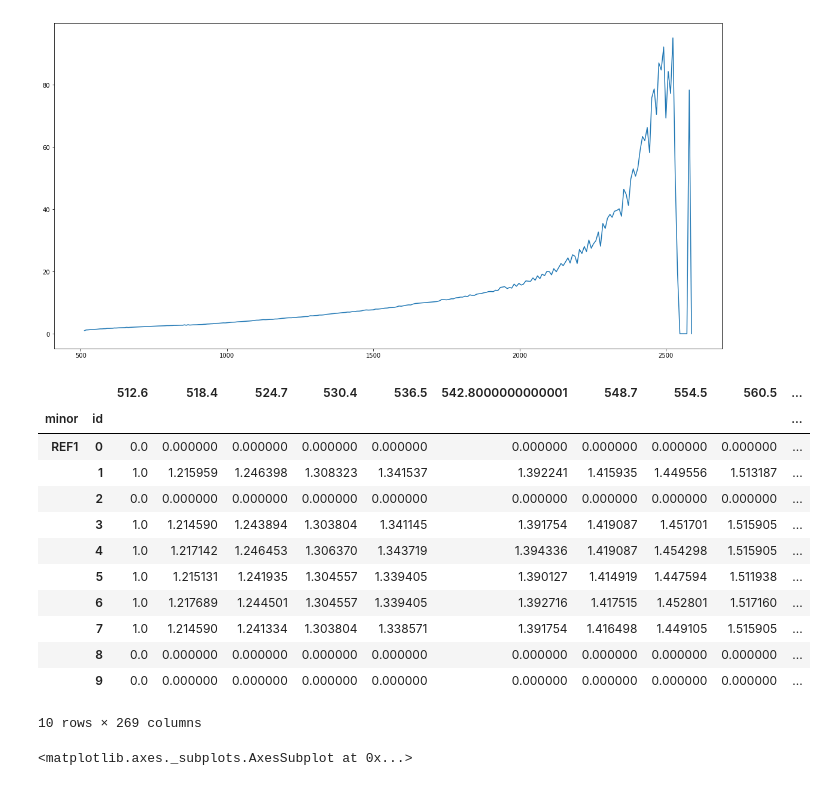
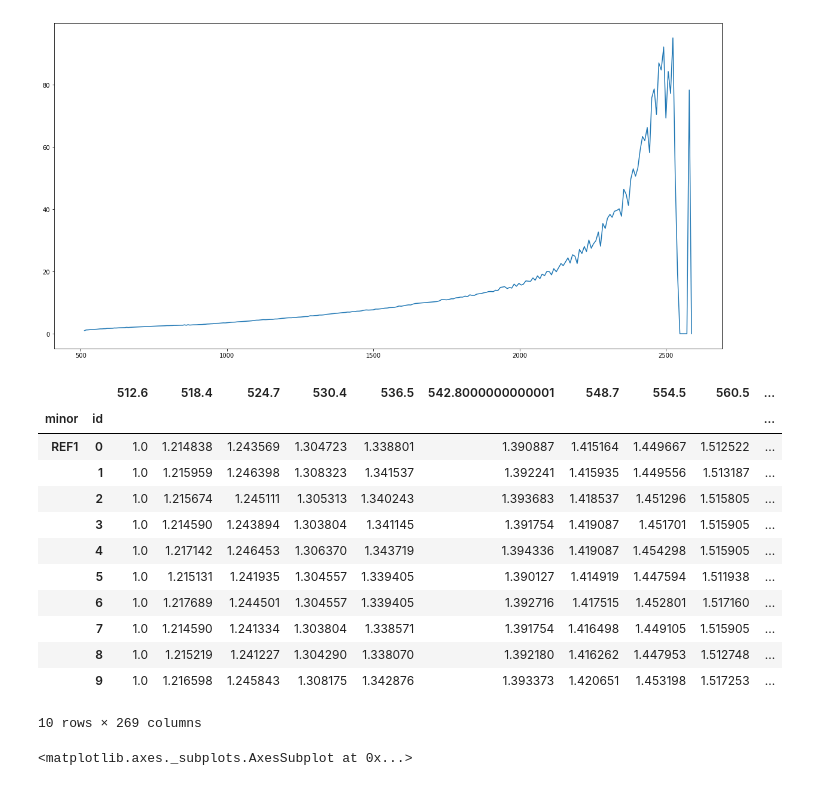
Before and after one commit to jlaura/PyHAT, a Jupyter notebook: notebooks/SP Example.ipynb, the cells around one changed output. Cells and saved outputs as stored; diff of their text form; code cells hidden in the pictures.

```diff
--- a/notebooks/SP Example.ipynb
+++ b/notebooks/SP Example.ipynb
@@ -170,22 +174,22 @@ lincorr(spectrum).plot()
 # %%
 # Perform linear continuum correction on a single spectrum
 # may be suffering from underflow
-ref = s.loc['REF1', :]
+ref = s.spectra.get['REF1', :]
 
 ref_corrected = ref.linear_correction()
 ref_corrected.head(10)
 # %% [output]
 |  |  | 512.6 | 518.4 | 524.7 | 530.4 | 536.5 | 542.8000000000001 | 548.7 | 554.5 | 560.5 | ... |
 | minor | id |  |  |  |  |  |  |  |  |  | ... |
-| REF1 | 0 | 0.0 | 0.000000 | 0.000000 | 0.000000 | 0.000000 | 0.000000 | 0.000000 | 0.000000 | 0.000000 | ... |
+| REF1 | 0 | 1.0 | 1.214838 | 1.243569 | 1.304723 | 1.338801 | 1.390887 | 1.415164 | 1.449667 | 1.512522 | ... |
 |  | 1 | 1.0 | 1.215959 | 1.246398 | 1.308323 | 1.341537 | 1.392241 | 1.415935 | 1.449556 | 1.513187 | ... |
-|  | 2 | 0.0 | 0.000000 | 0.000000 | 0.000000 | 0.000000 | 0.000000 | 0.000000 | 0.000000 | 0.000000 | ... |
+|  | 2 | 1.0 | 1.215674 | 1.245111 | 1.305313 | 1.340243 | 1.393683 | 1.418537 | 1.451296 | 1.515805 | ... |
 |  | 3 | 1.0 | 1.214590 | 1.243894 | 1.303804 | 1.341145 | 1.391754 | 1.419087 | 1.451701 | 1.515905 | ... |
 |  | 4 | 1.0 | 1.217142 | 1.246453 | 1.306370 | 1.343719 | 1.394336 | 1.419087 | 1.454298 | 1.515905 | ... |
 |  | 5 | 1.0 | 1.215131 | 1.241935 | 1.304557 | 1.339405 | 1.390127 | 1.414919 | 1.447594 | 1.511938 | ... |
 |  | 6 | 1.0 | 1.217689 | 1.244501 | 1.304557 | 1.339405 | 1.392716 | 1.417515 | 1.452801 | 1.517160 | ... |
 |  | 7 | 1.0 | 1.214590 | 1.241334 | 1.303804 | 1.338571 | 1.391754 | 1.416498 | 1.449105 | 1.515905 | ... |
-|  | 8 | 0.0 | 0.000000 | 0.000000 | 0.000000 | 0.000000 | 0.000000 | 0.000000 | 0.000000 | 0.000000 | ... |
-|  | 9 | 0.0 | 0.000000 | 0.000000 | 0.000000 | 0.000000 | 0.000000 | 0.000000 | 0.000000 | 0.000000 | ... |
+|  | 8 | 1.0 | 1.215219 | 1.241227 | 1.304290 | 1.338070 | 1.392180 | 1.416262 | 1.447953 | 1.512748 | ... |
+|  | 9 | 1.0 | 1.216598 | 1.245843 | 1.308175 | 1.342876 | 1.393373 | 1.420651 | 1.453198 | 1.517253 | ... |
 10 rows × 269 columns
 # %%
```
Also changed, not shown: parts of 9 cells of this notebook, 2 other files.
